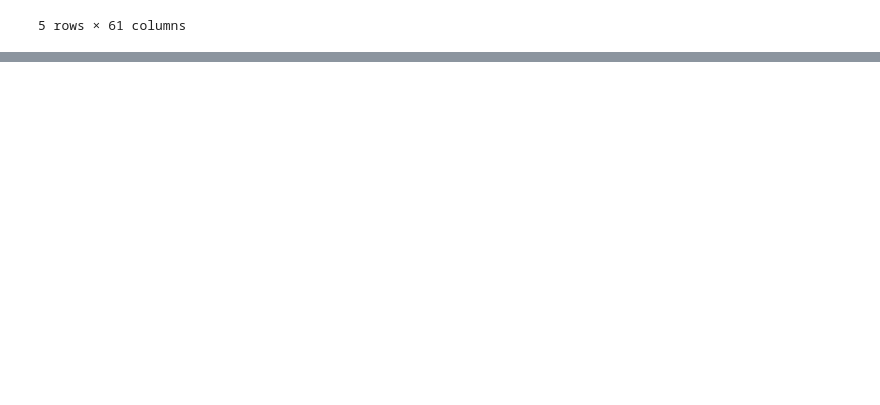
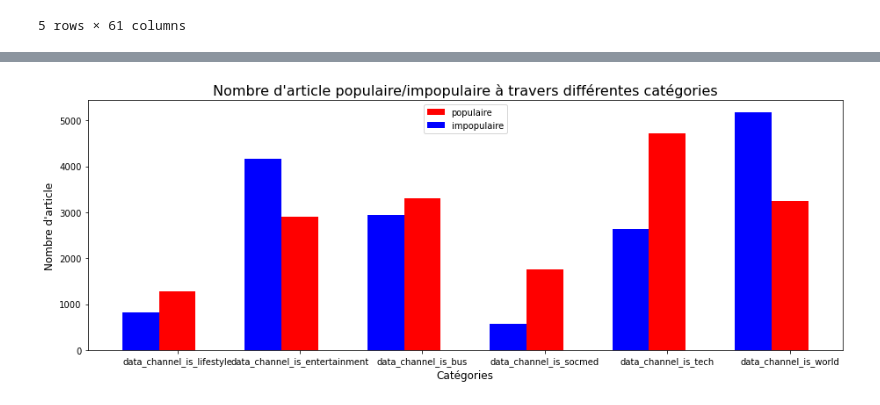
Before and after one commit to gabdez/pythonDataAnalysisProject, a Jupyter notebook: project.ipynb, the cells around one changed output, grey strips where cells are left out. Drawn from its saved outputs; the diff is of its cells as text; code cells hidden in the pictures; blank space fills up the shorter version.

```diff
--- a/project.ipynb
+++ b/project.ipynb
@@ -17,0 +154,29 @@ display(data.head())
+# %%
+# On peut définir 2 catégories d'articles (populaire/impopulaire)
+# Récupération des features du dataset (58 cols énumérés dans le OnlineNewsPopularity/OnlineNewsPopularity.names)
+features_raw = data.drop(['url',data.keys()[1],data.keys()[-1]], axis=1)
+
+# On définie un treshold de 1400 pour le nombre de share, ce qui nous permet de définir un article "populaire" ou non
+# Cette valeur n'a pas été défini par hasard et est donné par la description du dataset ici OnlineNewsPopularity/OnlineNewsPopularity.names
+unpop=data[data['shares']<1400]
+pop=data[data['shares']>=1400]
+
+columns_chan=features_raw.columns.values[11:17]
+unpop_chan = unpop[columns_chan].sum().values
+pop_chan = pop[columns_chan].sum().values
+fig = plt.figure(figsize = (13,5))
+plt.title("Nombre d'article populaire/impopulaire à travers différentes catégories", fontsize = 16)
+plt.bar(np.arange(len(columns_chan)), pop_chan, width = 0.3, align="center", color = 'r', \
+          label = "populaire")
+plt.bar(np.arange(len(columns_chan)) - 0.3, unpop_chan, width = 0.3, align = "center", color = 'b', \
+          label = "impopulaire")
+plt.xticks(np.arange(len(columns_chan)), columns_chan)
+
+plt.ylabel("Nombre d'article", fontsize = 12)
+plt.xlabel("Catégories", fontsize = 12)
+
+plt.legend(loc = 'upper center')
+plt.tight_layout()
+plt.show()
+# %% [output]
+[figure, added]
```
Also changed, not shown: parts of 17 cells of this notebook, 1 other file.
